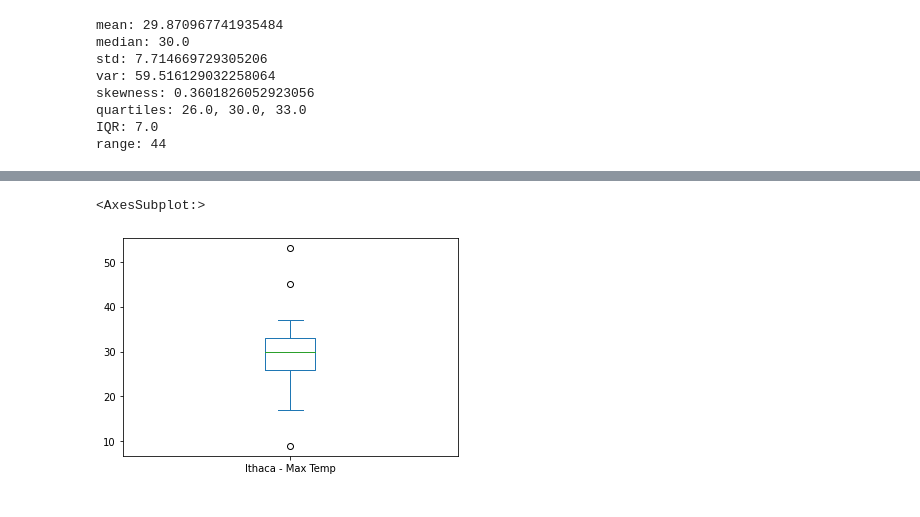
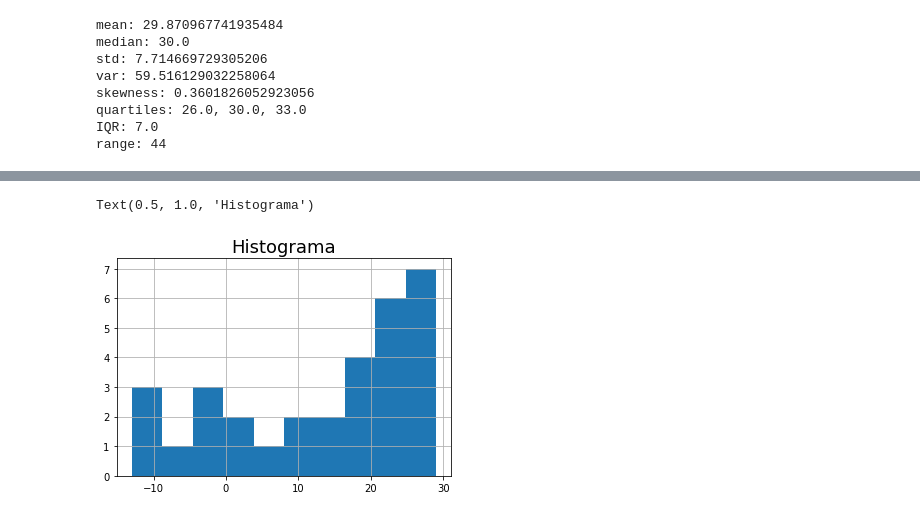
Before and after one commit to rodrigoms95/analisis-datos-22-1, a Jupyter notebook: code/histogramas.ipynb, the cells around one changed output, grey strips where cells are left out. Drawn from its saved outputs; the diff is of its cells as text; code cells hidden in the pictures.

Commit message:
terminar histogramas

```diff
--- a/code/histogramas.ipynb
+++ b/code/histogramas.ipynb
@@ -4,5 +7,14 @@ import pandas as pd
 path = "../datos/"
 fname = "A.1_Wilks.csv"
 
-df = pd.read_csv(path + fname, usecols = ["Ithaca - Max Temp"])
+A = "Ithaca - "
+B = "Canandaigua - "
+C = "Max Temp"
+D = "Min Temp"
+
+var = A + D
+
+cols = ["Date", A + C, var, B + C, B + D]
+
+df = pd.read_csv(path + fname, usecols = cols, index_col = "Date")
 # %%
@@ -32,5 +41,8 @@ array([[<AxesSubplot:title={'center':'Ithaca - Max Temp'}>]], dtype=object)
-# %%
-df.plot.box()
-# %% [output]
-<AxesSubplot:>
-[figure, removed]
+# %%
+# Histograma.
+
+df[var].hist()
+plt.title("Histograma", fontsize = "18")
+# %% [output]
+Text(0.5, 1.0, 'Histograma')
+[figure, added]
```
Also changed, not shown: parts of 6 cells of this notebook.
